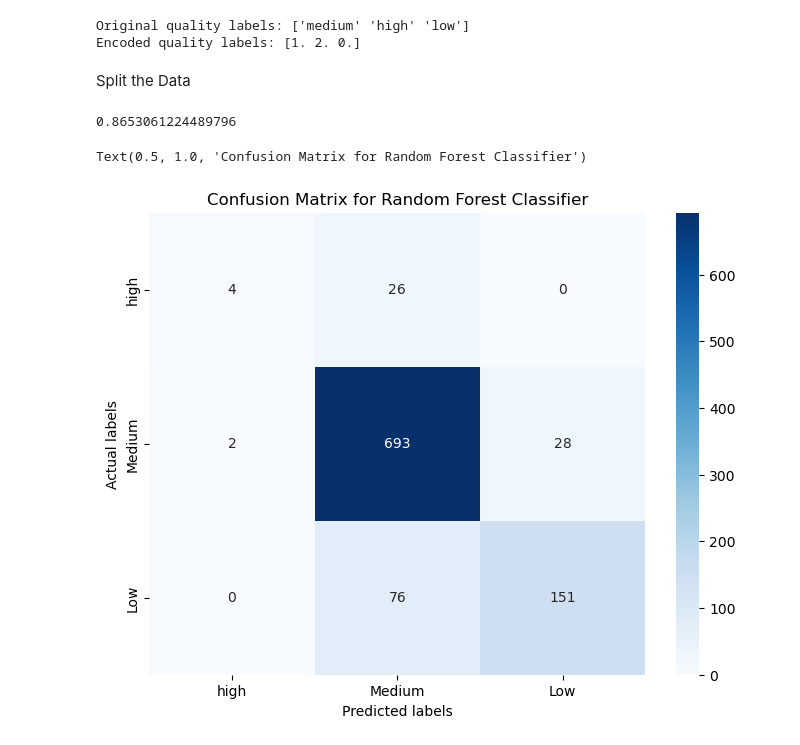
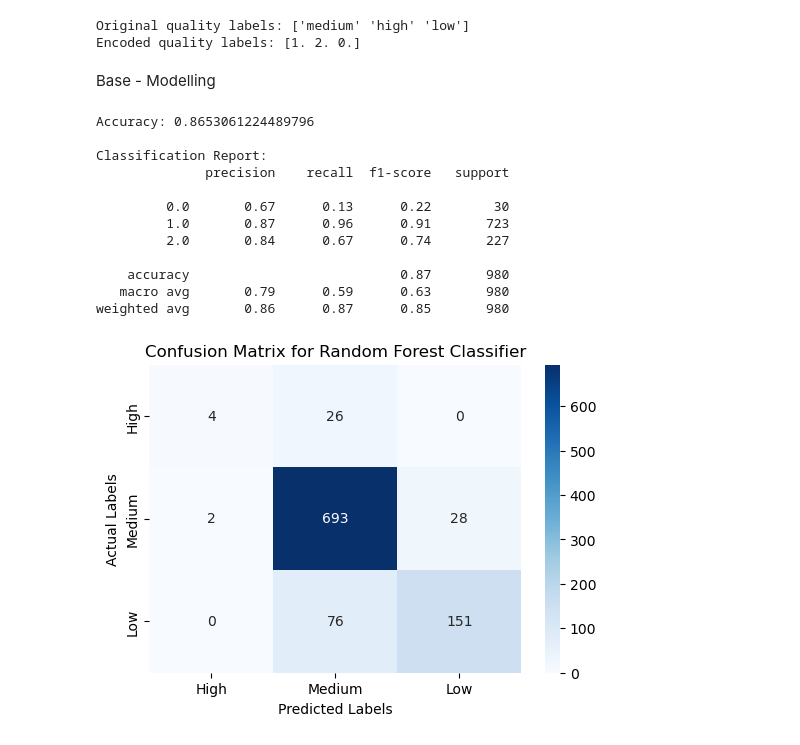
Before and after one commit to rakeshtparayil/Machine_Learning_Projects, a Jupyter notebook: Wine_Quality_Label_White_Prediction.ipynb, the cells around one changed output. Cells and saved outputs as stored; diff of their text form; code cells hidden in the pictures.

Commit message:
whitewine_prediction_updated

```diff
--- a/Wine_Quality_Label_White_Prediction.ipynb
+++ b/Wine_Quality_Label_White_Prediction.ipynb
@@ -91,5 +162,3 @@ print("Encoded quality labels:", whitewine_copy['quality_label_encoded'].unique(
 # %% [output]
 Original quality labels: ['medium' 'high' 'low']
 Encoded quality labels: [1. 2. 0.]
-# %% [markdown]
-Split the Data
@@ -105,44 +165,54 @@ X_train, X_test, y_train, y_test = train_test_split(X, y, test_size=0.2, random_
+# %% [markdown]
+Base - Modelling
 # %%
-#importing random forest classifier
-from sklearn.ensemble import RandomForestClassifier as randomforestclassifier
+from sklearn.model_selection import train_test_split, GridSearchCV
+from sklearn.ensemble import RandomForestClassifier
+from sklearn.metrics import accuracy_score, classification_report, confusion_matrix
 
+# Prepare features and target
+X = whitewine_copy.drop(['quality_label', 'quality_label_encoded'], axis=1)
+y = whitewine_copy['quality_label_encoded']
 
-#initializing the model
-RF_model = randomforestclassifier(random_state=42)
+# Split data
+X_train, X_test, y_train, y_test = train_test_split(X, y, test_size=0.2, random_state=42)
 
-#fitting the model
-RF_model.fit(X_train, y_train)
+# Initialize and fit model
+rf_model = RandomForestClassifier(random_state=42)
+rf_model.fit(X_train, y_train)
 
-# Prediction
-preds = RF_model.predict(X_test) #predicting
-X_test
-y_test
+# Make predictions and evaluate
+predictions = rf_model.predict(X_test)
+print(f"Accuracy: {accuracy_score(y_test, predictions)}")
+print("\nClassification Report:")
+print(classification_report(y_test, predictions))
 
-# accuracy score
-from sklearn.metrics import accuracy_score, classification_report, confusion_matrix #importing necessary metrics
-acc = accuracy_score(y_test, preds) #accuracy
-print(acc) #accuracy
-
-classification_report(y_test, preds) #classification report
-#create a confusion matrix
-
-conf_matrix = confusion_matrix(y_test, preds)
-
-#create a visualization of the confusion matrix
-plt.figure(figsize=(8, 6))
+# Visualize confusion matrix
+conf_matrix = confusion_matrix(y_test, predictions)
+plt.figure(figsize=(6, 4))
 sns.heatmap(conf_matrix,
             annot=True,
             fmt='d',
             cmap='Blues',
-            xticklabels=['high', 'Medium', 'Low'],
-            yticklabels=['high', 'Medium', 'Low'])
-plt.xlabel('Predicted labels')
-plt.ylabel('Actual labels')
+            xticklabels=['High', 'Medium', 'Low'],
+            yticklabels=['High', 'Medium', 'Low'])
+plt.xlabel('Predicted Labels')
+plt.ylabel('Actual Labels')
 plt.title('Confusion Matrix for Random Forest Classifier')
+plt.show()
 # %% [output]
-0.8653061224489796
+Accuracy: 0.8653061224489796
+
+Classification Report:
+              precision    recall  f1-score   support
+
+         0.0       0.67      0.13      0.22        30
+         1.0       0.87      0.96      0.91       723
+         2.0       0.84      0.67      0.74       227
+
+    accuracy                           0.87       980
+   macro avg       0.79      0.59      0.63       980
+weighted avg       0.86      0.87      0.85       980
-Text(0.5, 1.0, 'Confusion Matrix for Random Forest Classifier')
-[figure, old version]
+[figure, new version]
 # %%
 #print the classification report
 print(classification_report(y_test, preds))
```
Also changed, not shown: parts of 7 cells of this notebook.
